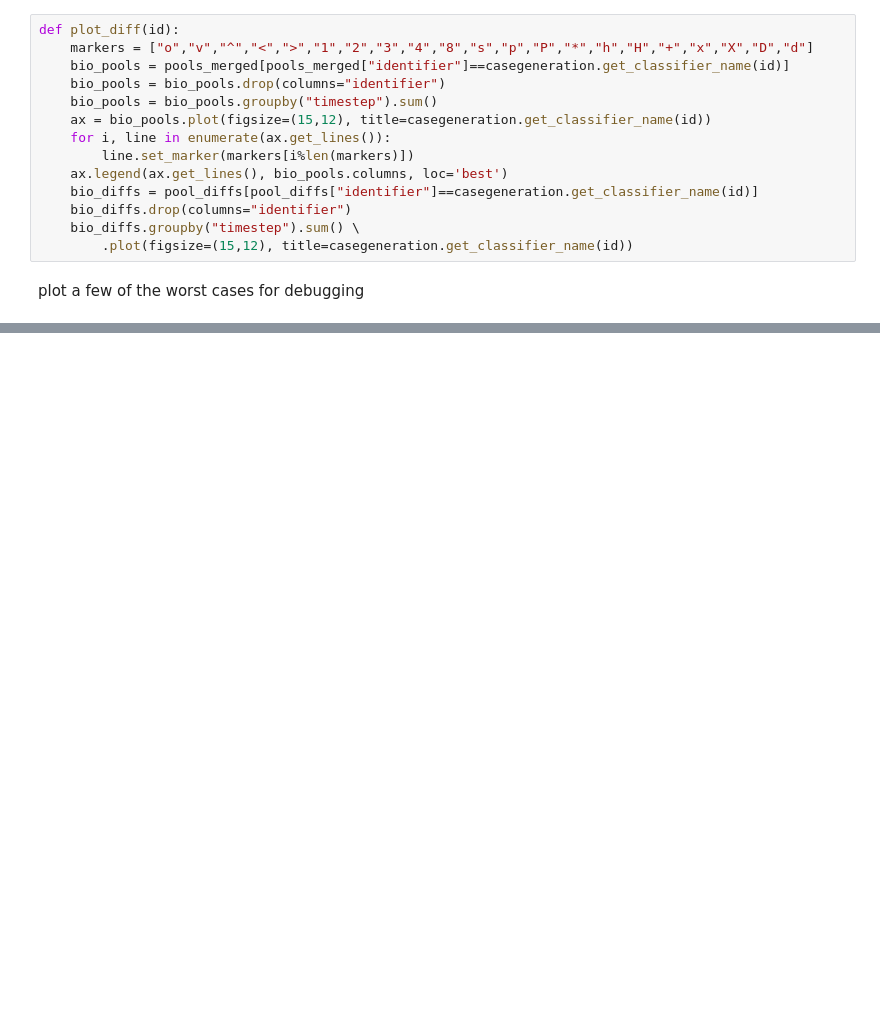
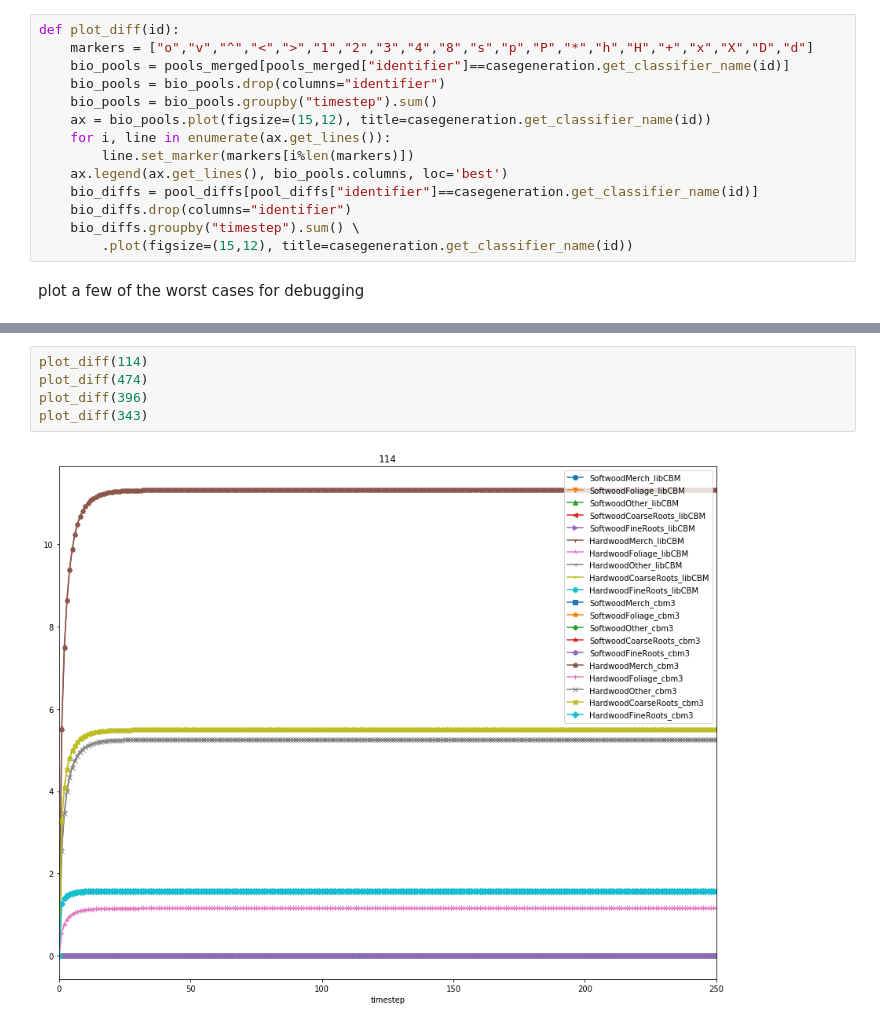
Before and after one commit to cat-cfs/libcbm_py, a Jupyter notebook: growth_curve_testing.ipynb, the cells around one changed output, grey strips where cells are left out. Drawn from its saved outputs; the diff is of its cells as text; blank space fills up the shorter version.

```diff
--- a/growth_curve_testing.ipynb
+++ b/growth_curve_testing.ipynb
@@ -111,0 +105,7 @@ plot_diff(15)
+# %%
+plot_diff(114)
+plot_diff(474)
+plot_diff(396)
+plot_diff(343)
+# %% [output]
+[figure, added]
```
Also changed, not shown: parts of 5 cells of this notebook, 1 other file.
